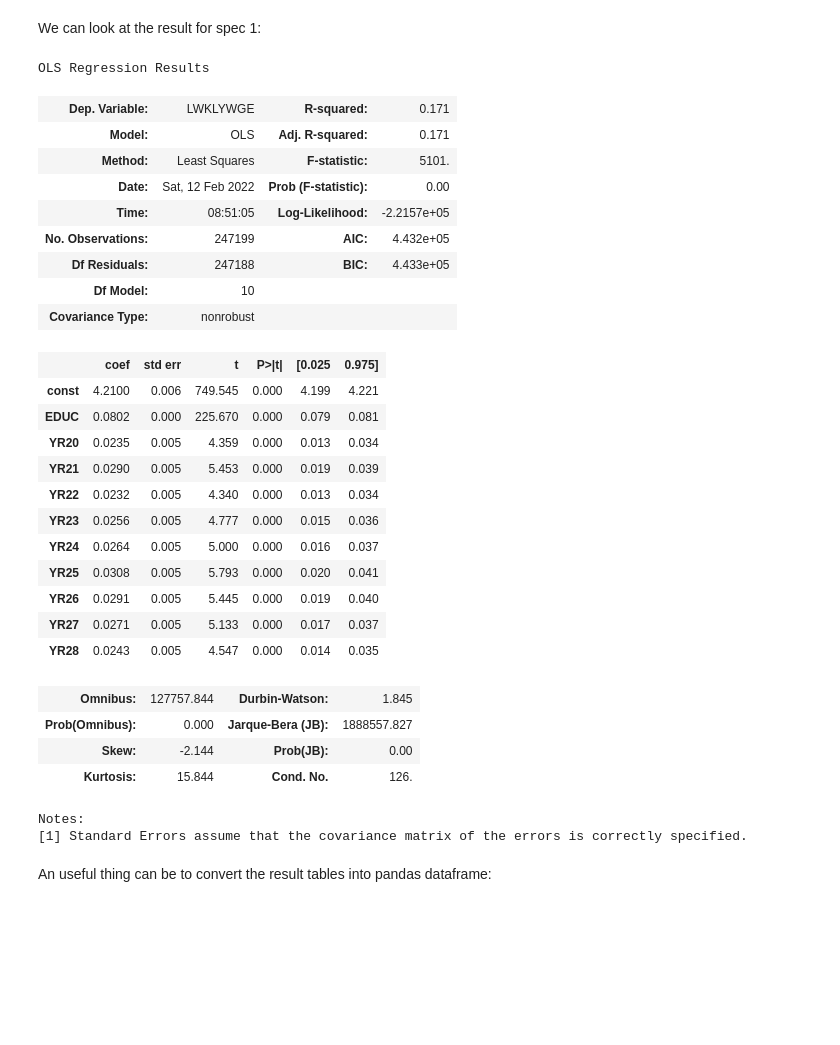
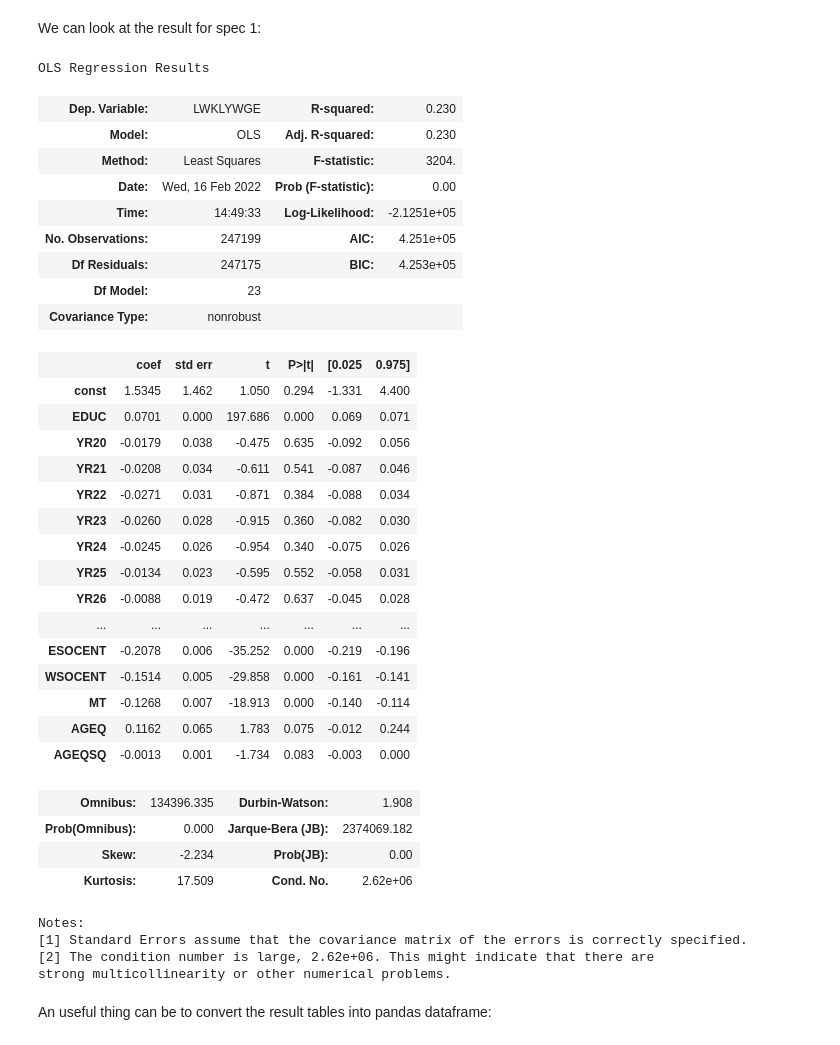
Before and after one commit to Econ1680-MLTAEcon-Handlan/Review-Sessions, a Jupyter notebook: 2022-02-10/regression_examples.ipynb, the cells around one changed output. Cells and saved outputs as stored; diff of their text form; code cells hidden in the pictures; blank space fills up the shorter version.

```diff
--- a/2022-02-10/regression_examples.ipynb
+++ b/2022-02-10/regression_examples.ipynb
@@ -16,7 +16,7 @@ warnings.filterwarnings('ignore')
 # %% [markdown]
 We will then load the dataset. This dataset contains information on weekly wages, education, quarter and year of birth for men born 1920-29 in 1970. The raw dataset can be found [here](https://economics.mit.edu/faculty/angrist/data1/data/angkru1991).
 # %%
-df = pd.read_stata('data/QOB7080_clean.dta')
+df = pd.read_stata('../data/QOB7080_clean.dta')
 df.columns
 # %% [output]
 Index(['AGE', 'AGEQ', 'v3', 'EDUC', 'ENOCENT', 'ESOCENT', 'v7', 'LWKLYWGE',
@@ -61,36 +61,42 @@ OLS_specs = {key:sm.OLS(df['LWKLYWGE'], specs[key]).fit() for key in specs.keys(
 # %% [markdown]
 We can look at the result for spec 1:
 # %%
-OLS_specs['spec1'].summary()
+OLS_specs['spec4'].summary()
 # %% [output]
 OLS Regression Results
-| Dep. Variable: | LWKLYWGE | R-squared: | 0.171 |
-| Model: | OLS | Adj. R-squared: | 0.171 |
-| Method: | Least Squares | F-statistic: | 5101. |
-| Date: | Sat, 12 Feb 2022 | Prob (F-statistic): | 0.00 |
-| Time: | 08:51:05 | Log-Likelihood: | -2.2157e+05 |
-| No. Observations: | 247199 | AIC: | 4.432e+05 |
-| Df Residuals: | 247188 | BIC: | 4.433e+05 |
-| Df Model: | 10 |  |  |
+| Dep. Variable: | LWKLYWGE | R-squared: | 0.230 |
+| Model: | OLS | Adj. R-squared: | 0.230 |
+| Method: | Least Squares | F-statistic: | 3204. |
+| Date: | Wed, 16 Feb 2022 | Prob (F-statistic): | 0.00 |
+| Time: | 14:49:33 | Log-Likelihood: | -2.1251e+05 |
+| No. Observations: | 247199 | AIC: | 4.251e+05 |
+| Df Residuals: | 247175 | BIC: | 4.253e+05 |
+| Df Model: | 23 |  |  |
 | Covariance Type: | nonrobust |  |  |
 |  | coef | std err | t | P>|t| | [0.025 | 0.975] |
-| const | 4.2100 | 0.006 | 749.545 | 0.000 | 4.199 | 4.221 |
-| EDUC | 0.0802 | 0.000 | 225.670 | 0.000 | 0.079 | 0.081 |
-| YR20 | 0.0235 | 0.005 | 4.359 | 0.000 | 0.013 | 0.034 |
-| YR21 | 0.0290 | 0.005 | 5.453 | 0.000 | 0.019 | 0.039 |
-| YR22 | 0.0232 | 0.005 | 4.340 | 0.000 | 0.013 | 0.034 |
-| YR23 | 0.0256 | 0.005 | 4.777 | 0.000 | 0.015 | 0.036 |
-| YR24 | 0.0264 | 0.005 | 5.000 | 0.000 | 0.016 | 0.037 |
-| YR25 | 0.0308 | 0.005 | 5.793 | 0.000 | 0.020 | 0.041 |
-| YR26 | 0.0291 | 0.005 | 5.445 | 0.000 | 0.019 | 0.040 |
-| YR27 | 0.0271 | 0.005 | 5.133 | 0.000 | 0.017 | 0.037 |
-| YR28 | 0.0243 | 0.005 | 4.547 | 0.000 | 0.014 | 0.035 |
+| const | 1.5345 | 1.462 | 1.050 | 0.294 | -1.331 | 4.400 |
+| EDUC | 0.0701 | 0.000 | 197.686 | 0.000 | 0.069 | 0.071 |
+| YR20 | -0.0179 | 0.038 | -0.475 | 0.635 | -0.092 | 0.056 |
+| YR21 | -0.0208 | 0.034 | -0.611 | 0.541 | -0.087 | 0.046 |
+| YR22 | -0.0271 | 0.031 | -0.871 | 0.384 | -0.088 | 0.034 |
+| YR23 | -0.0260 | 0.028 | -0.915 | 0.360 | -0.082 | 0.030 |
+| YR24 | -0.0245 | 0.026 | -0.954 | 0.340 | -0.075 | 0.026 |
+| YR25 | -0.0134 | 0.023 | -0.595 | 0.552 | -0.058 | 0.031 |
+| YR26 | -0.0088 | 0.019 | -0.472 | 0.637 | -0.045 | 0.028 |
+| ... | ... | ... | ... | ... | ... | ... |
+| ESOCENT | -0.2078 | 0.006 | -35.252 | 0.000 | -0.219 | -0.196 |
+| WSOCENT | -0.1514 | 0.005 | -29.858 | 0.000 | -0.161 | -0.141 |
+| MT | -0.1268 | 0.007 | -18.913 | 0.000 | -0.140 | -0.114 |
+| AGEQ | 0.1162 | 0.065 | 1.783 | 0.075 | -0.012 | 0.244 |
+| AGEQSQ | -0.0013 | 0.001 | -1.734 | 0.083 | -0.003 | 0.000 |
-| Omnibus: | 127757.844 | Durbin-Watson: | 1.845 |
-| Prob(Omnibus): | 0.000 | Jarque-Bera (JB): | 1888557.827 |
-| Skew: | -2.144 | Prob(JB): | 0.00 |
-| Kurtosis: | 15.844 | Cond. No. | 126. |
+| Omnibus: | 134396.335 | Durbin-Watson: | 1.908 |
+| Prob(Omnibus): | 0.000 | Jarque-Bera (JB): | 2374069.182 |
+| Skew: | -2.234 | Prob(JB): | 0.00 |
+| Kurtosis: | 17.509 | Cond. No. | 2.62e+06 |
 Notes:
 [1] Standard Errors assume that the covariance matrix of the errors is correctly specified.
+[2] The condition number is large, 2.62e+06. This might indicate that there are
+strong multicollinearity or other numerical problems.
 # %% [markdown]
 An useful thing can be to convert the result tables into pandas dataframe:
 # %%
```
Also changed, not shown: 5 other files.
